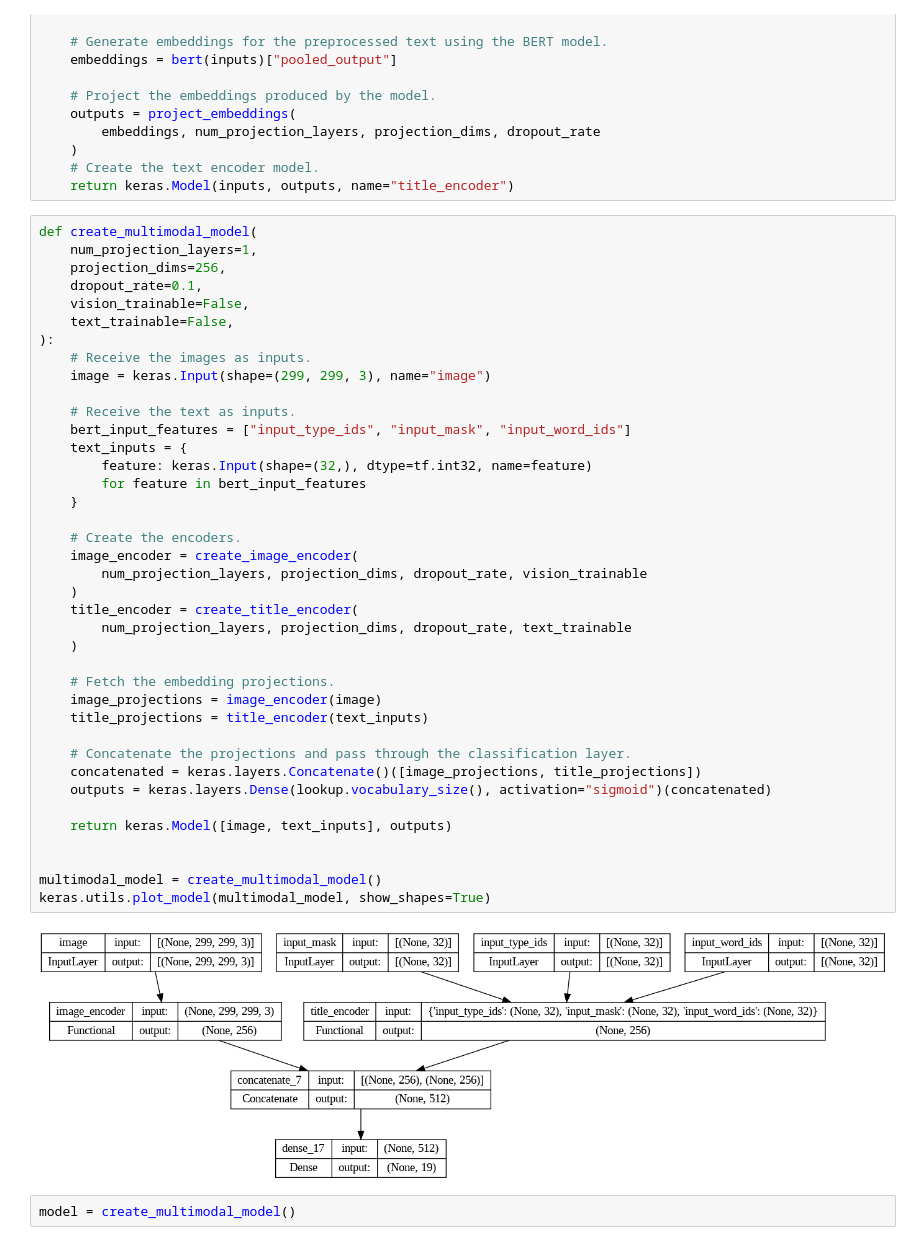
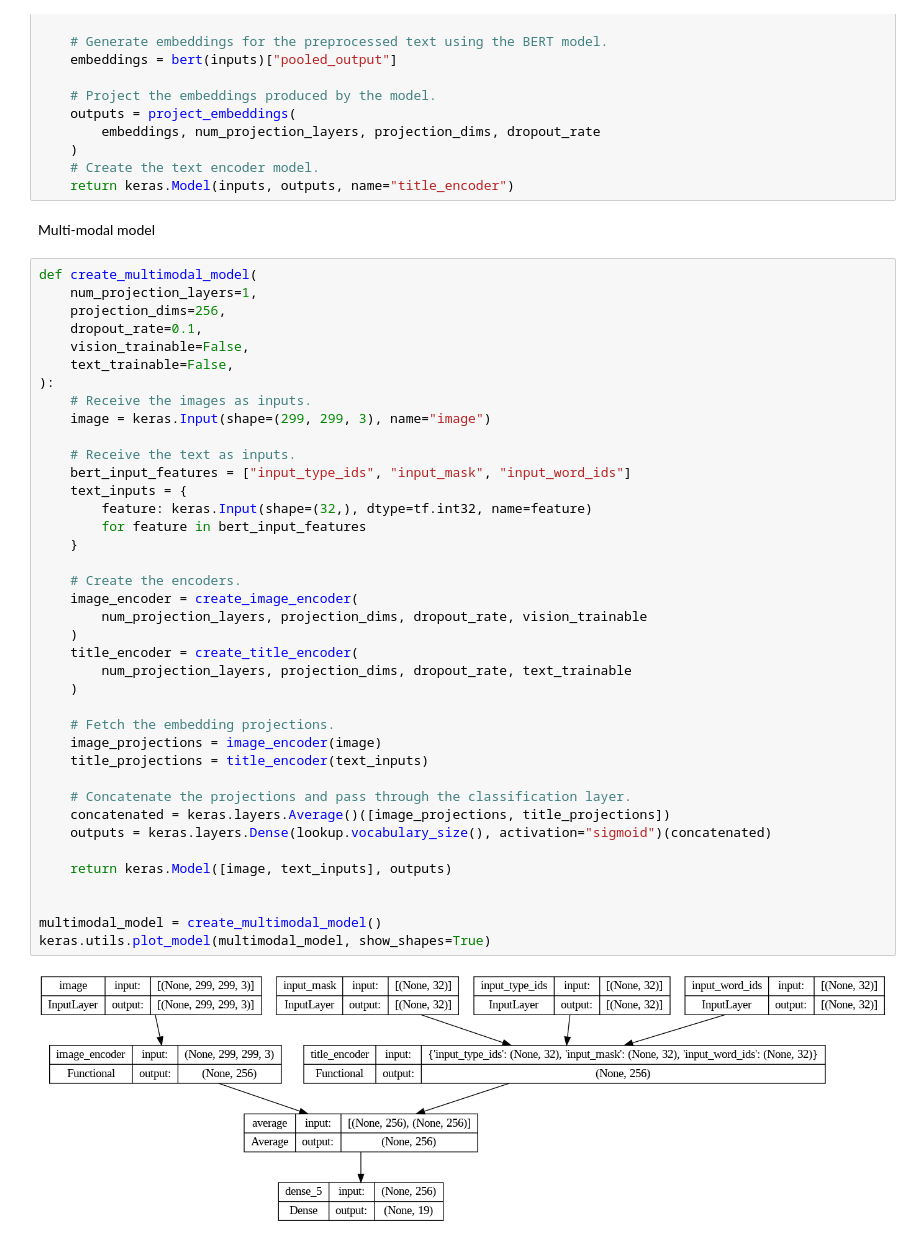
Before and after one commit to 20020688/Multi_model, a Jupyter notebook: multi_model.ipynb, the cells around one changed output. Cells and saved outputs as stored; diff of their text form.

```diff
--- a/multi_model.ipynb
+++ b/multi_model.ipynb
@@ -284,6 +467,8 @@ def create_title_encoder(
     )
     # Create the text encoder model.
     return keras.Model(inputs, outputs, name="title_encoder")
+# %% [markdown]
+Multi-modal model
 # %%
 def create_multimodal_model(
     num_projection_layers=1,
@@ -296,34 +481,32 @@ def create_multimodal_model(
     image = keras.Input(shape=(299, 299, 3), name="image")
 
     # Receive the text as inputs.
     bert_input_features = ["input_type_ids", "input_mask", "input_word_ids"]
     text_inputs = {
         feature: keras.Input(shape=(32,), dtype=tf.int32, name=feature)
         for feature in bert_input_features
     }
 
     # Create the encoders.
     image_encoder = create_image_encoder(
         num_projection_layers, projection_dims, dropout_rate, vision_trainable
     )
     title_encoder = create_title_encoder(
         num_projection_layers, projection_dims, dropout_rate, text_trainable
     )
 
     # Fetch the embedding projections.
     image_projections = image_encoder(image)
     title_projections = title_encoder(text_inputs)
 
     # Concatenate the projections and pass through the classification layer.
-    concatenated = keras.layers.Concatenate()([image_projections, title_projections])
+    concatenated = keras.layers.Average()([image_projections, title_projections])
     outputs = keras.layers.Dense(lookup.vocabulary_size(), activation="sigmoid")(concatenated)
 
     return keras.Model([image, text_inputs], outputs)
 
 
 multimodal_model = create_multimodal_model()
 keras.utils.plot_model(multimodal_model, show_shapes=True)
 # %% [output]
-[figure, old version]
+[figure, new version]
-# %%
-model = create_multimodal_model()
```
Also changed, not shown: parts of 50 cells of this notebook.
